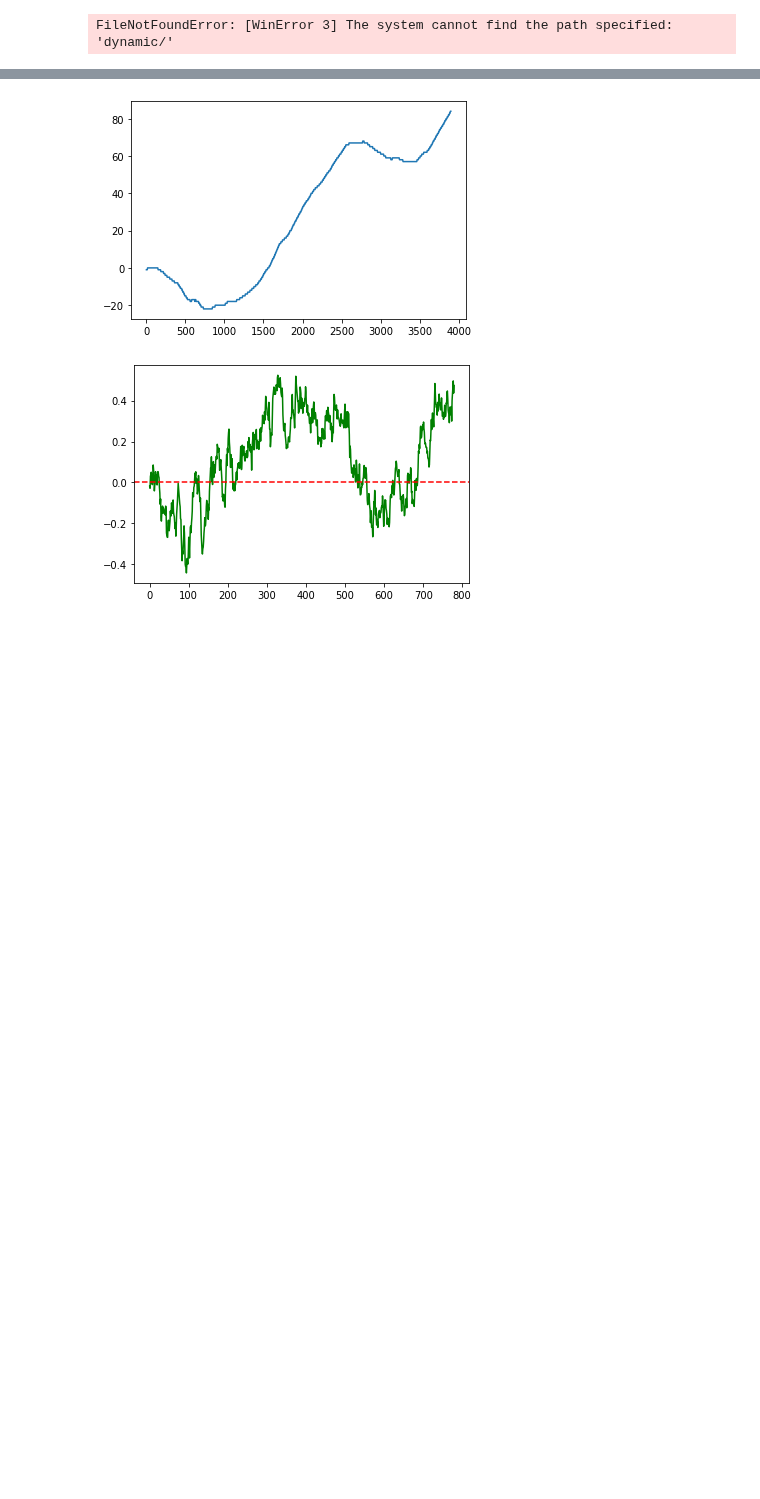
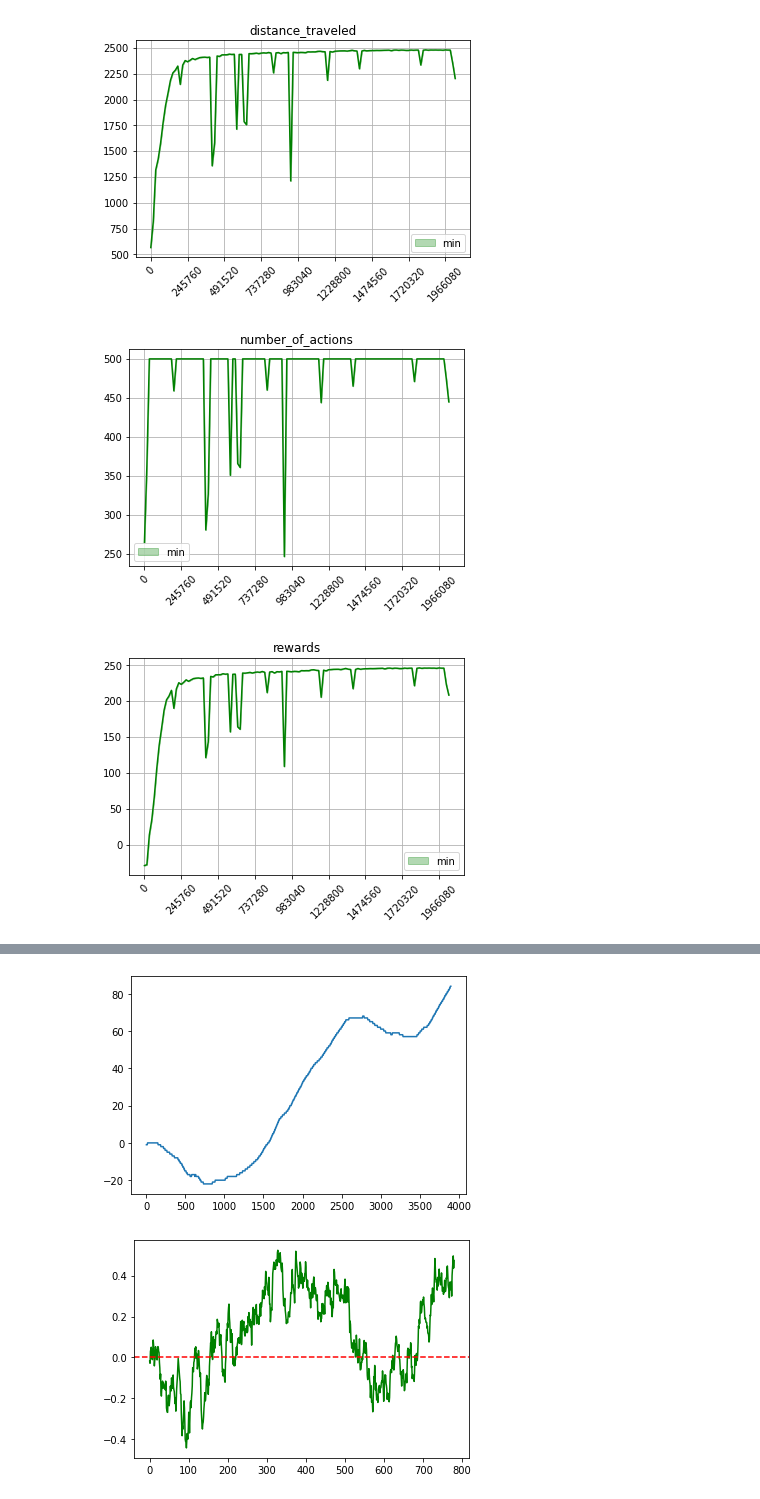
Before and after one commit to julseil/windy-bridge-env, a Jupyter notebook: windy-bridge/logs/plot_results.ipynb, the cells around one changed output, grey strips where cells are left out. Drawn from its saved outputs; the diff is of its cells as text; code cells hidden in the pictures; blank space fills up the shorter version.

```diff
--- a/windy-bridge/logs/plot_results.ipynb
+++ b/windy-bridge/logs/plot_results.ipynb
@@ -8,7 +8,7 @@ import json
 import itertools
 # %%
 flex_dir = "dynamic/"
-minimal_dir = "min/"
+minimal_dir = "min/20211215/"
 maximal_dir = "max/"
 # %%
 learning_steps = 1024000 * 2
@@ -86,19 +86,19 @@ def plot_by_metric(metric):
     _y_flex_mean, _y_flex_min, _y_flex_max = mean_min_max(combine_lists(metric_list_flex, flex_dir))
     _y_min_mean, _y_min_min, _y_min_max = mean_min_max(combine_lists(metric_list_min, minimal_dir))
     _y_max_mean, _y_max_min, _y_max_max = mean_min_max(combine_lists(metric_list_max, maximal_dir))
-    _x = list(range(len(_y_flex_mean)))
+    _x = list(range(len(_y_min_max)))
 
-    plt.plot(_x, _y_flex_mean, color="blue")
+    #plt.plot(_x, _y_flex_mean, color="blue")
     plt.plot(_x, _y_min_mean, color="green")
-    plt.plot(_x, _y_max_mean, color="red")
+   # plt.plot(_x, _y_max_mean, color="red")
     plt.grid()
     learning_step_ticks = [i*n_steps_value for i in _x]
     _x_ticks = np.arange(min(learning_step_ticks), max(learning_step_ticks)+1, n_steps_value)
     plt.xticks(_x[::15], _x_ticks[::15], rotation=45)
 
-    plt.fill_between(_x, _y_flex_min, _y_flex_max, alpha=0.3, color="blue", label="dynamic")
+    #plt.fill_between(_x, _y_flex_min, _y_flex_max, alpha=0.3, color="blue", label="dynamic")
     plt.fill_between(_x, _y_min_min, _y_min_max, alpha=0.3, color="green", label="min")
-    plt.fill_between(_x, _y_max_min, _y_max_max, alpha=0.3, color="red", label="max")
+    #plt.fill_between(_x, _y_max_min, _y_max_max, alpha=0.3, color="red", label="max")
     plt.legend(loc="best")
     plt.title(metric)
     plt.autoscale()
@@ -216,12 +216,15 @@ def combine_distri_trajectory(trajectory, distribution):
     plt.savefig("distribution_trajectory_combination.png",facecolor='white', dpi=300, transparent=False)
     plt.show()
 # %%
-plot_by_metric("commitment")
+#plot_by_metric("commitment")
 plot_by_metric("distance_traveled")
-# plot_by_metric("number_of_actions") todo this metrics values are most likely wrong
+plot_by_metric("number_of_actions") #todo this metrics values are most likely wrong
 plot_by_metric("rewards")
 plot_by_metric("wins")
 plot_by_metric("avg_steps_per_episode")
+plot_by_metric("optimum_deviation")
 #plot_complete_distribution("complete_distribution")
 # %% [output]
-FileNotFoundError: [WinError 3] The system cannot find the path specified: 'dynamic/'
+[figure, added]
+[figure, added]
+[figure, added]
```
Also changed, not shown: parts of 2 cells of this notebook, 10 other files.
